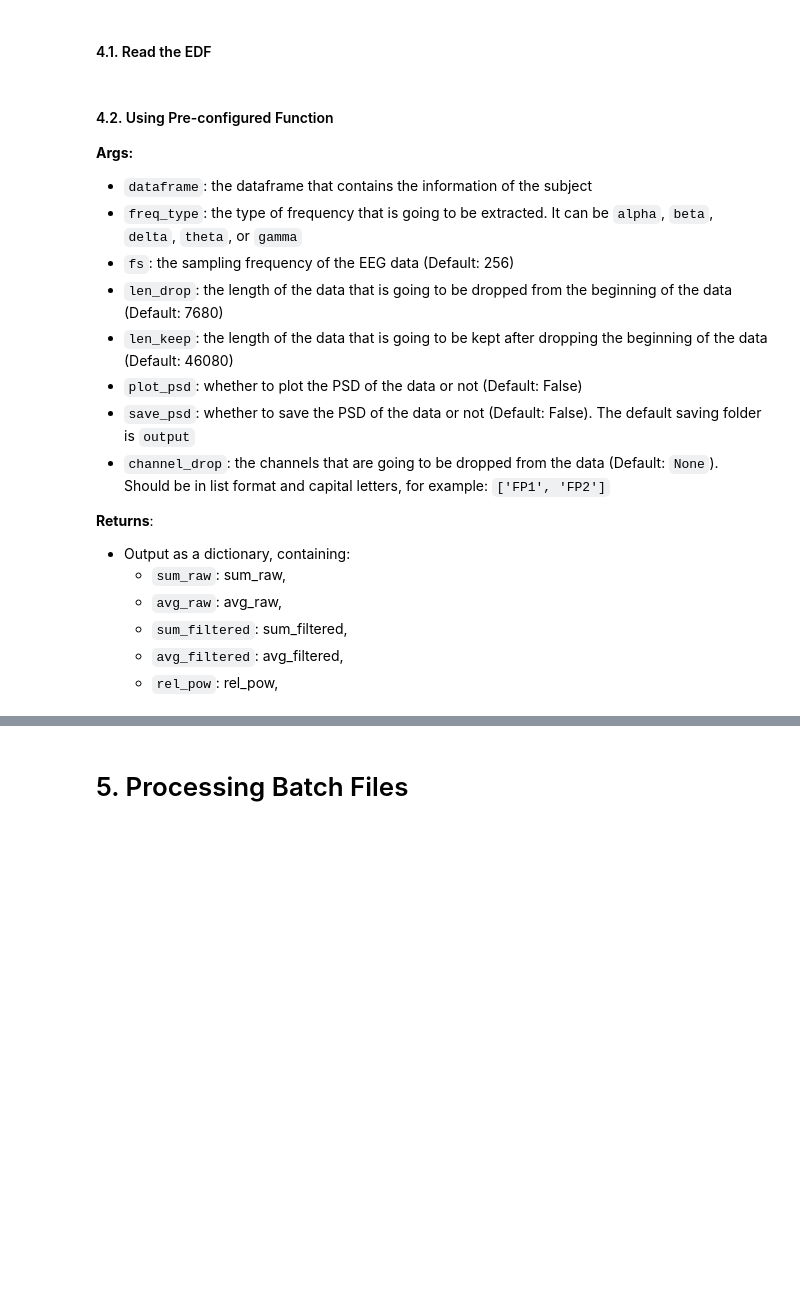
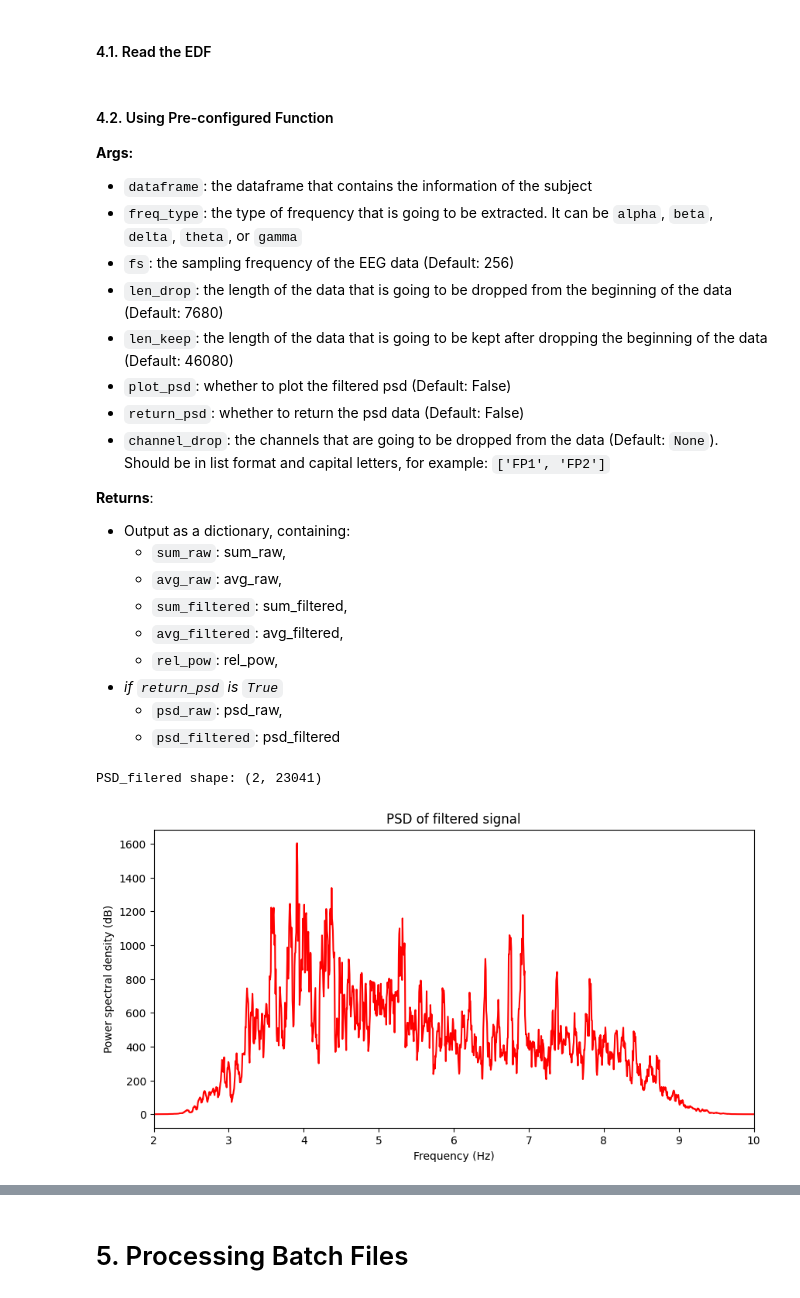
Before and after one commit to mctosima/EEG_Stimuli_Relax_RSY, a Jupyter notebook: process_with_funct.ipynb, the cells around one changed output, grey strips where cells are left out. Cells and saved outputs as stored; diff of their text form; code cells hidden in the pictures; blank space fills up the shorter version.

```diff
--- a/process_with_funct.ipynb
+++ b/process_with_funct.ipynb
@@ -92,8 +93,8 @@ brown_nap_df = brown_nap_df.to_data_frame()
 - `fs`: the sampling frequency of the EEG data (Default: 256)
 - `len_drop`: the length of the data that is going to be dropped from the beginning of the data (Default: 7680)
 - `len_keep`: the length of the data that is going to be kept after dropping the beginning of the data (Default: 46080)
-- `plot_psd`: whether to plot the PSD of the data or not (Default: False)
-- `save_psd`: whether to save the PSD of the data or not (Default: False). The default saving folder is `output`
+- `plot_psd`: whether to plot the filtered psd (Default: False)
+- `return_psd`: whether to return the psd data (Default: False)
 - `channel_drop`: the channels that are going to be dropped from the data (Default: `None`). Should be in list format and capital letters, for example: `['FP1', 'FP2']`
 
 **Returns**:
@@ -103,8 +104,17 @@ brown_nap_df = brown_nap_df.to_data_frame()
     - `sum_filtered`: sum_filtered,
     - `avg_filtered`: avg_filtered,
     - `rel_pow`: rel_pow,
+- *if `return_psd` is `True`*
+    - `psd_raw`: psd_raw,
+    - `psd_filtered`: psd_filtered
 # %%
 results = get_psd_feature(
     dataframe=brown_nap_df,
-    freq_type='alpha',
+    freq_type='theta',
+    plot_psd=True,
+    channel_drop=['AF3', 'F7'],
+    select_channels=['P7', 'FC6']
 )
+# %% [output]
+PSD_filered shape: (2, 23041)
+[figure, added]
```
Also changed, not shown: parts of 9 cells of this notebook, 3 other files.
